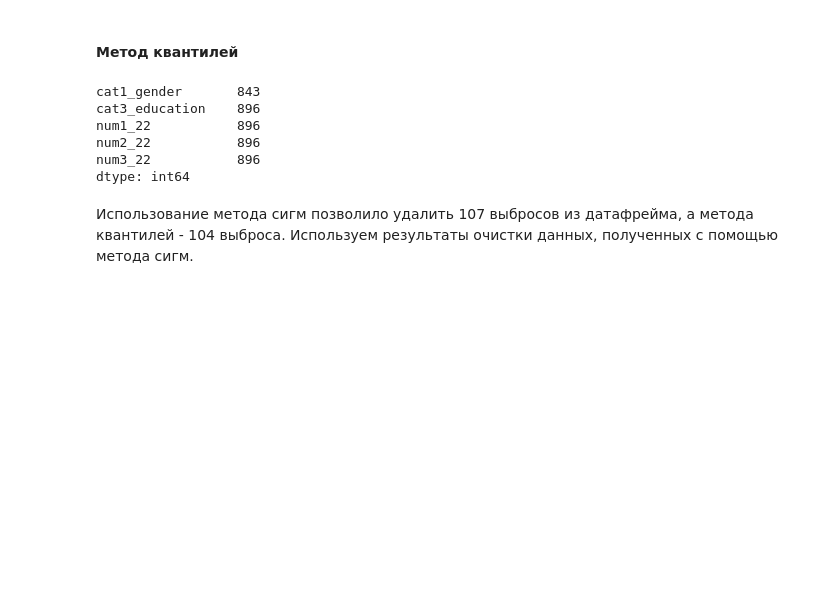
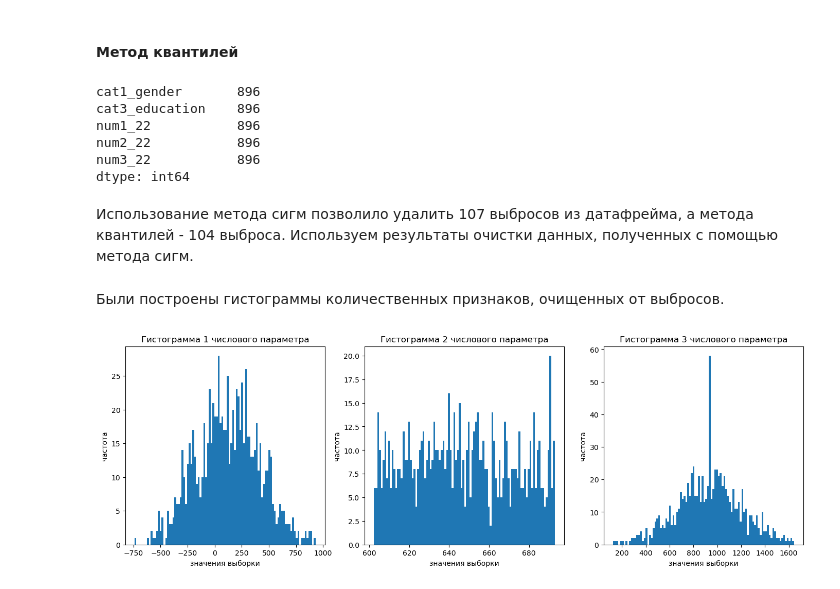
Before and after one commit to Nitrolacs/data_analysis_1_lab, a Jupyter notebook: notebooks/lab_1.ipynb, the cells around one changed output. Drawn from its saved outputs; the diff is of its cells as text; code cells hidden in the pictures; blank space fills up the shorter version.

```diff
--- a/notebooks/lab_1.ipynb
+++ b/notebooks/lab_1.ipynb
@@ -155,0 +168,4 @@ memory usage: 25.8 KB
+# %%
+label_encoder = LabelEncoder()
+dataframe[GENDER] = label_encoder.fit_transform(dataframe[GENDER])
+dataframe[GENDER].value_counts()
@@ -155,0 +179,11 @@ memory usage: 25.8 KB
+# %%
+dataframe[GENDER].replace(to_replace=2, value=None, inplace=True)
+dataframe_copy = dataframe.copy()
+knn_inputer = sklearn.impute.KNNImputer()
+inputed_dataframe = knn_inputer.fit_transform(dataframe_copy[[GENDER, NUM1, NUM2, NUM3]])
+dataframe[GENDER] = inputed_dataframe[:, 0]
+dataframe[GENDER] = dataframe[GENDER].apply(
+    lambda x: round(x) # Округляем значения до целого числа
+)
+print(dataframe[GENDER].value_counts())
+dataframe[GENDER]
@@ -155,0 +206,3 @@ memory usage: 25.8 KB
+# %%
+dataframe[GENDER] = label_encoder.inverse_transform(dataframe[GENDER])
+dataframe[GENDER].value_counts()
@@ -176,7 +232,5 @@ dataframe[NUM2] = dataframe[NUM2].fillna(median)
 # %%
 # Делаем копию датафрейма, чтобы сохранить значение колонок
 frame_copy = dataframe.copy()
-knn_imputer = sklearn.impute.KNNImputer()
-inputed_dataframe = knn_imputer.fit_transform(frame_copy[[NUM1, NUM2, NUM3]])
+inputed_dataframe = knn_inputer.fit_transform(frame_copy[[NUM1, NUM2, NUM3]])
 dataframe[NUM3] = inputed_dataframe[:, 2]
-dataframe.count()
@@ -243,7 +301,7 @@ dropped_values = dataframe_quantile[NUM3][(dataframe_quantile[NUM3] < low) | (da
 dataframe_quantile = dataframe_quantile.drop(dropped_values.index)
 dataframe_quantile.count()
 # %% [output]
-cat1_gender       843
+cat1_gender       896
 cat3_education    896
 num1_22           896
 num2_22           896
@@ -253,3 +311,9 @@ dtype: int64
 Использование метода сигм позволило удалить 107 выбросов из датафрейма, а метода квантилей - 104 выброса. Используем результаты очистки данных, полученных с помощью метода сигм.
 # %%
 dataframe = dataframe_sigma
+# %% [markdown]
+Были построены гистограммы количественных признаков, очищенных от выбросов.
+# %%
+build_histogram(dataframe, NUM1, NUM2, NUM3)
+# %% [output]
+[figure, added]
```
Also changed, not shown: parts of 25 cells of this notebook, 1 other file.
